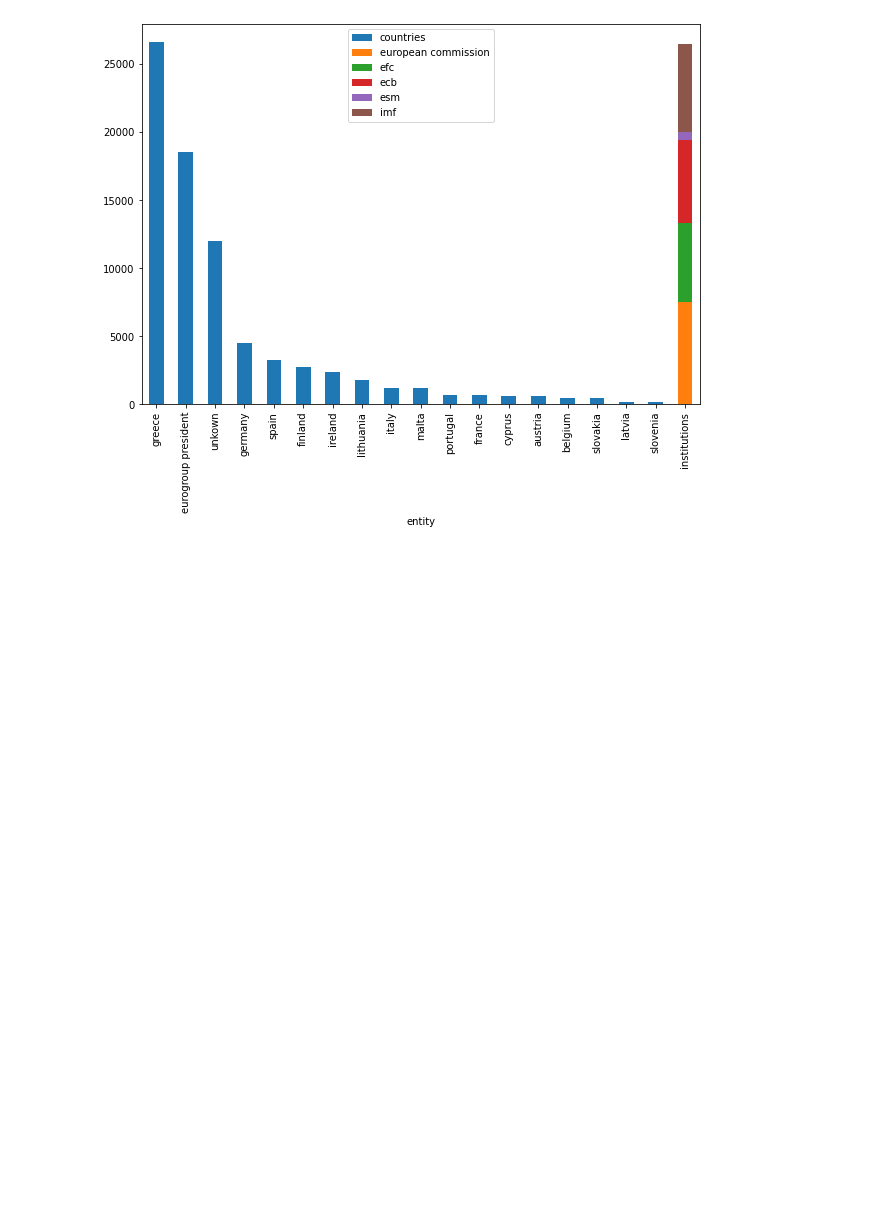
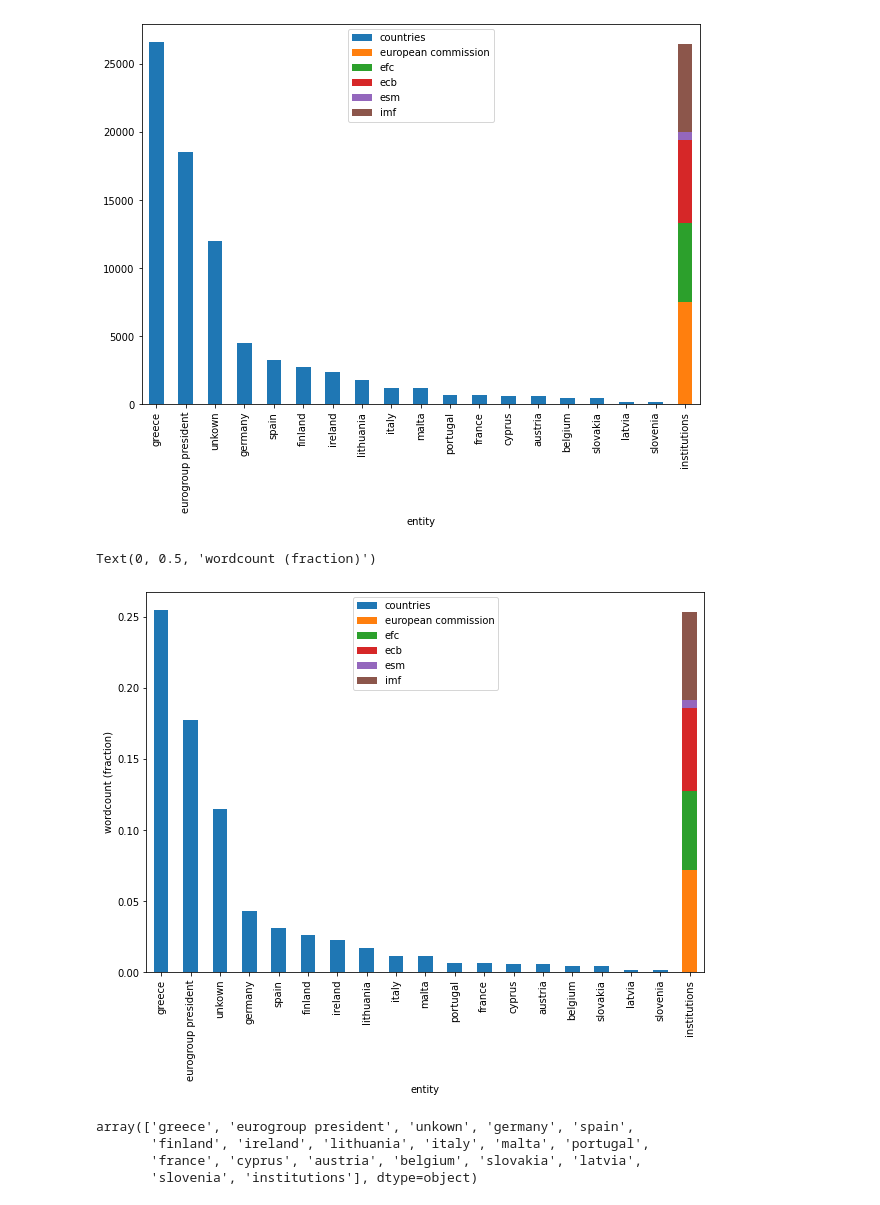
Before and after one commit to ariansajina/master-thesis, a Jupyter notebook: notebooks/speakers.ipynb, the cells around one changed output. Cells and saved outputs as stored; diff of their text form; code cells hidden in the pictures; blank space fills up the shorter version.

Commit message:
#9: add figure

```diff
--- a/notebooks/speakers.ipynb
+++ b/notebooks/speakers.ipynb
@@ -371,3 +389,28 @@ wcent.sort_values(by='total', ascending=False).drop(columns=['total'], index=['e
 # %% [output]
 <AxesSubplot:xlabel='entity'>
 [figure]
+# %%
+df_to_plot = wcent.sort_values(by='total', ascending=False).drop(columns=['total'], index=['european commission', 'efc', 'ecb', 'esm', 'imf'])
+
+# make fractions
+df_to_plot /= np.repeat(df_to_plot.sum().sum(), df_to_plot.shape[0]*df_to_plot.shape[1]).reshape(df_to_plot.shape)
+
+df_to_plot.plot.bar(stacked=True, figsize=(10,7))
+
+ax = plt.gca()
+
+ax.set_ylabel('wordcount (fraction)')
+ax.set_title()
+#_ = ax.set_xticklabels(df_to_plot.index.to_series().apply(lambda s: s.replace(' ', '\n')).to_numpy(), rotation=60)
+
+#plt.savefig('../figures/wordcound_by_entitiy')
+# %% [output]
+Text(0, 0.5, 'wordcount (fraction)')
+[figure, added]
+# %%
+df_to_plot.index.to_numpy()
+# %% [output]
+array(['greece', 'eurogroup president', 'unkown', 'germany', 'spain',
+       'finland', 'ireland', 'lithuania', 'italy', 'malta', 'portugal',
+       'france', 'cyprus', 'austria', 'belgium', 'slovakia', 'latvia',
+       'slovenia', 'institutions'], dtype=object)
```
Also changed, not shown: parts of 1 cell of this notebook, 1 other file.
